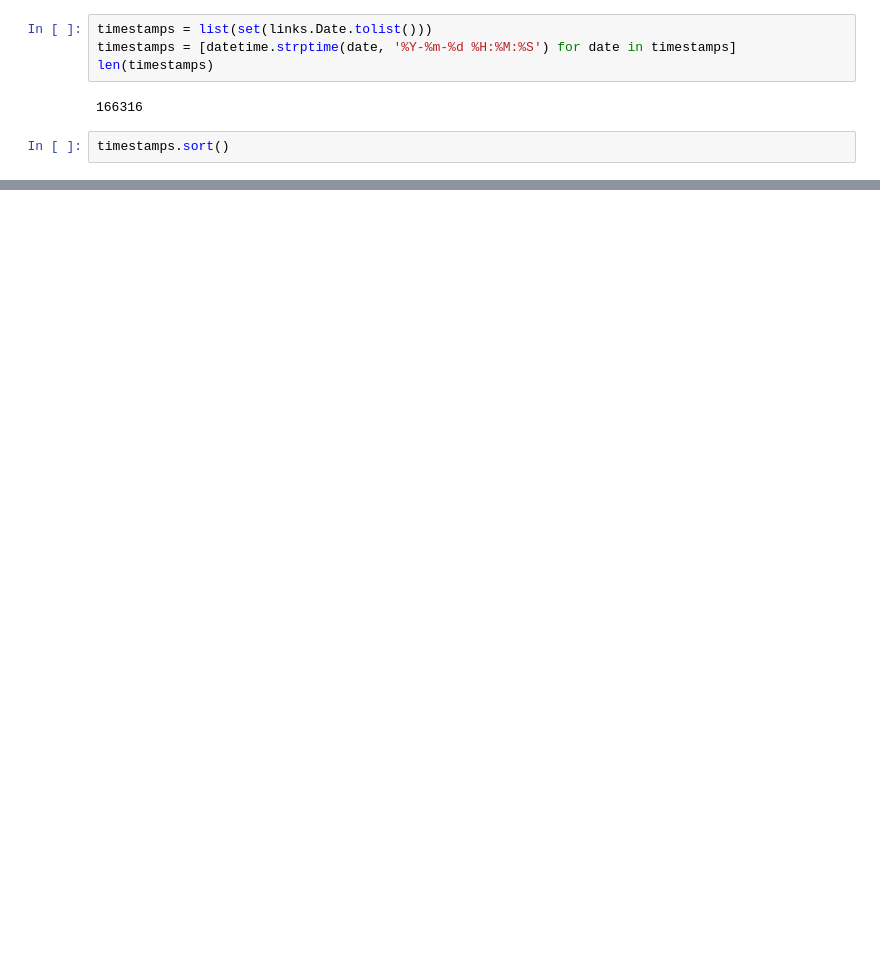
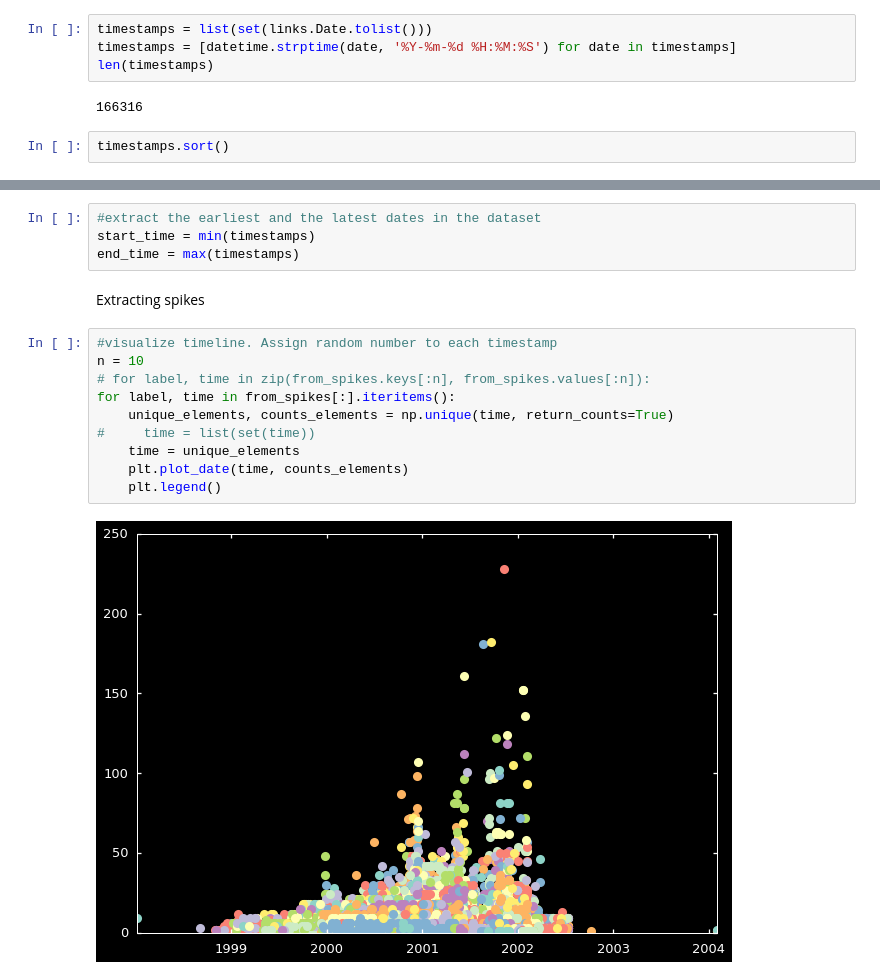
Before and after one commit to mizvol/enron-email-network-analysis, a Jupyter notebook: Enron-graph.ipynb, the cells around one changed output, grey strips where cells are left out. Drawn from its saved outputs; the diff is of its cells as text; blank space fills up the shorter version.

Commit message:
Extracted time-series for each address sending an email

```diff
--- a/Enron-graph.ipynb
+++ b/Enron-graph.ipynb
@@ -118,0 +99,18 @@ array([ list(['2000-11-21 01:21:00', '2000-11-21 01:21:00', '2000-11-21 01:21:00
+# %%
+#extract the earliest and the latest dates in the dataset
+start_time = min(timestamps)
+end_time = max(timestamps)
+# %% [markdown]
+Extracting spikes
+# %%
+#visualize timeline. Assign random number to each timestamp
+n = 10
+# for label, time in zip(from_spikes.keys[:n], from_spikes.values[:n]):
+for label, time in from_spikes[:].iteritems():
+    unique_elements, counts_elements = np.unique(time, return_counts=True)
+#     time = list(set(time))
+    time = unique_elements
+    plt.plot_date(time, counts_elements)
+    plt.legend()
+# %% [output]
+[figure, added]
```
Also changed, not shown: parts of 11 cells of this notebook.
